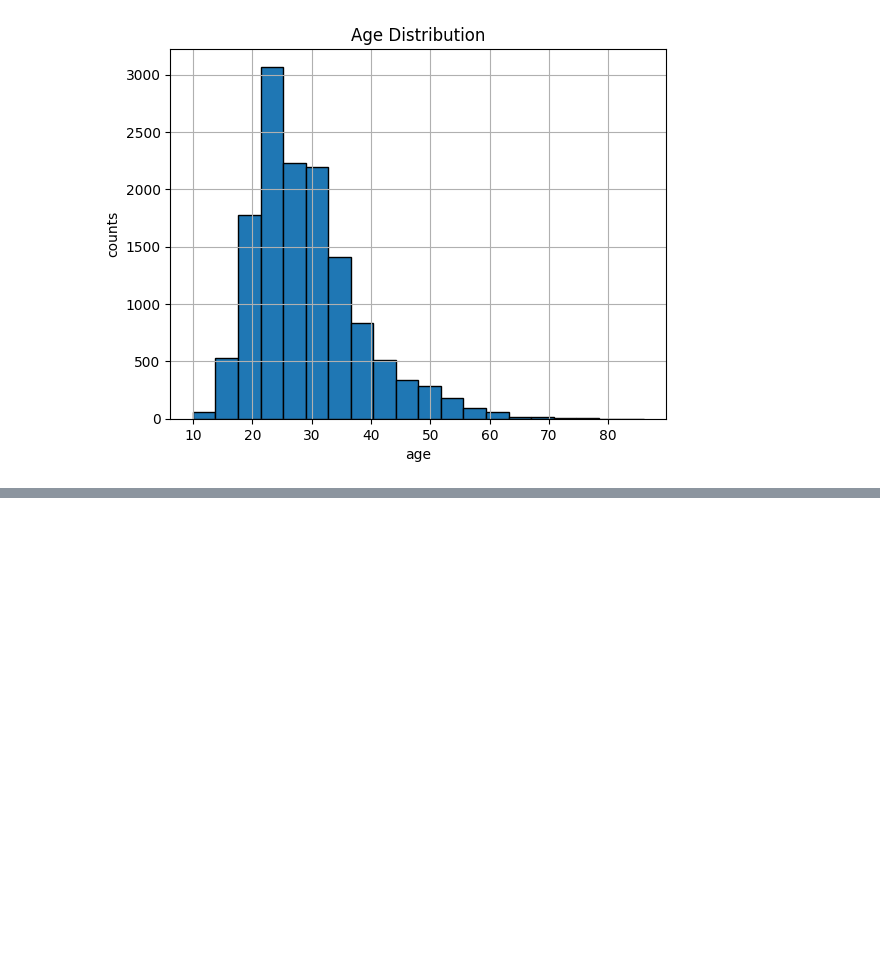
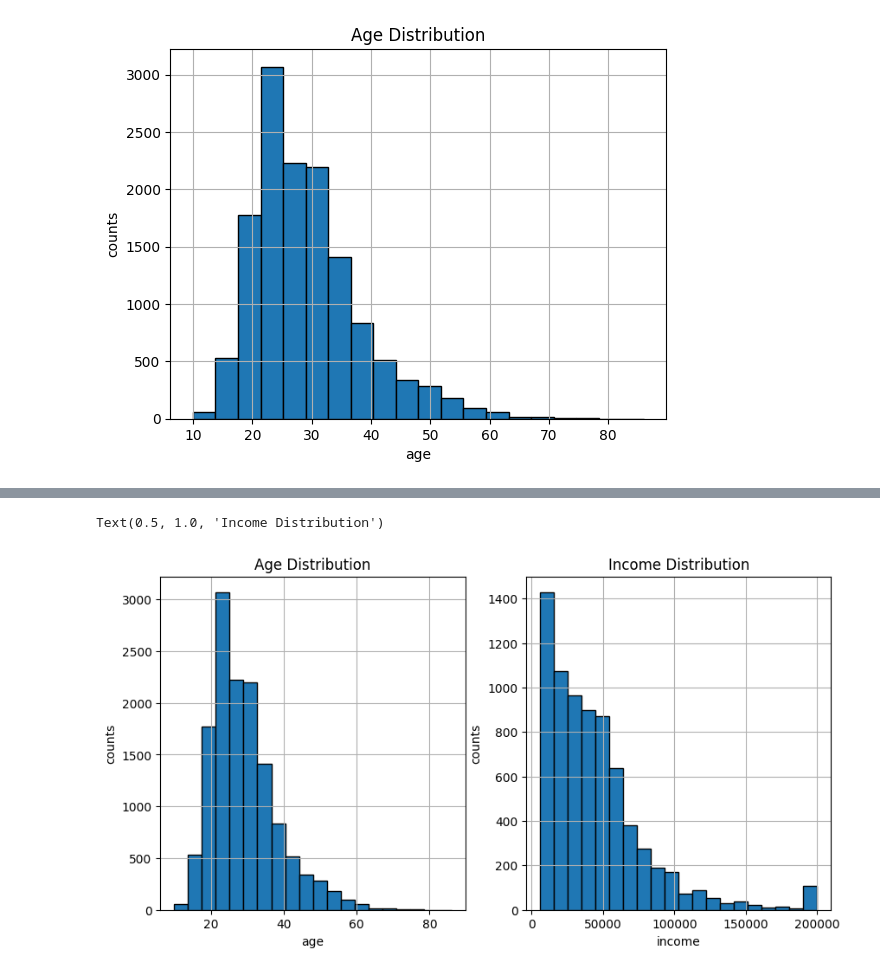
Before and after one commit to leeluna0476/ds2026_inu, a Jupyter notebook: 11th-week/lab11_pandas.ipynb, the cells around one changed output, grey strips where cells are left out. Drawn from its saved outputs; the diff is of its cells as text; code cells hidden in the pictures; blank space fills up the shorter version.

```diff
--- a/11th-week/lab11_pandas.ipynb
+++ b/11th-week/lab11_pandas.ipynb
@@ -108,0 +117,12 @@ Text(0.5, 1.0, 'Age Distribution')
+# %%
+fig, axes = plt.subplots(1, 2, figsize=(10,5))
+ax1 = age.hist(ax=axes[0], bins=20, edgecolor='k')
+ax1.set(xlabel='age', ylabel='counts')
+ax1.set_title("Age Distribution")
+
+ax2 = income.hist(ax=axes[1], bins=20, edgecolor='k')
+ax2.set(xlabel='income', ylabel='counts')
+ax2.set_title("Income Distribution")
+# %% [output]
+Text(0.5, 1.0, 'Income Distribution')
+[figure, added]
```
Also changed, not shown: parts of 23 cells of this notebook, 1 other file.
